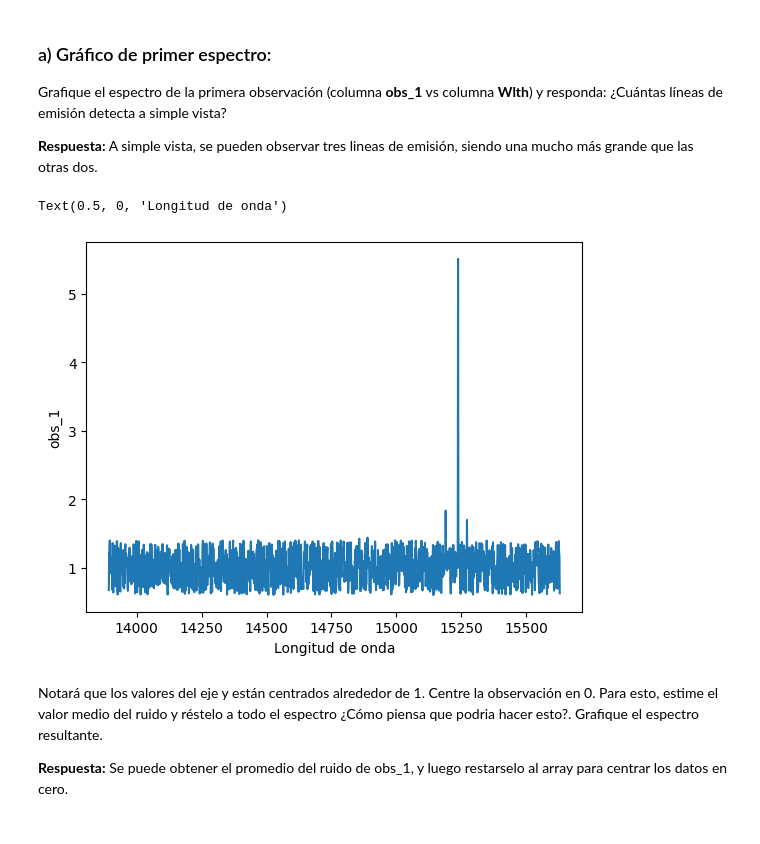
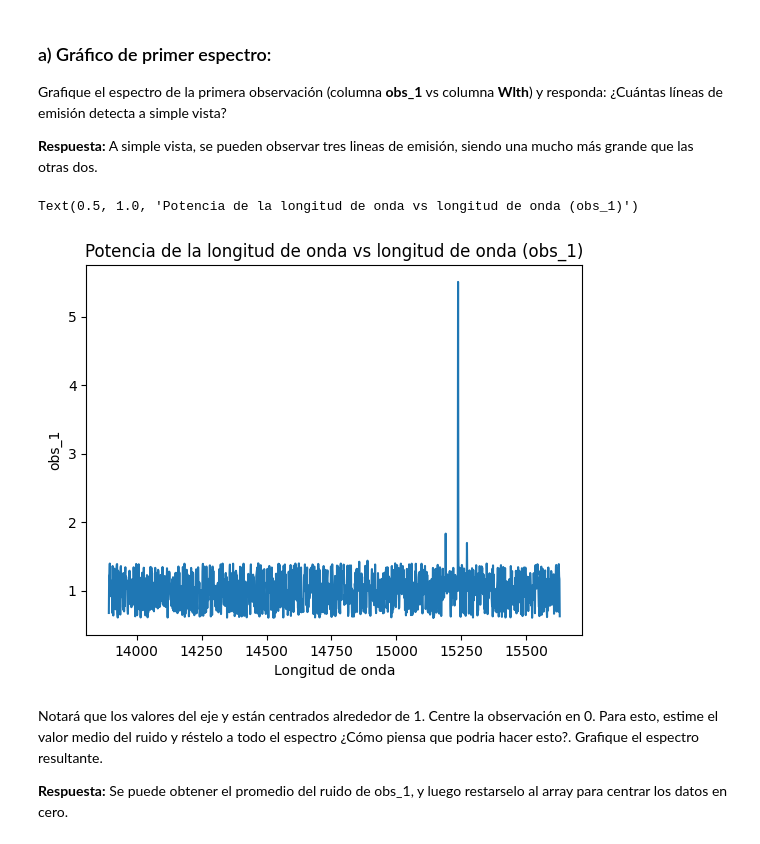
Before and after one commit to bsttiv/Tarea-2, a Jupyter notebook: Tarea2_Desarrollo.ipynb, the cells around one changed output. Cells and saved outputs as stored; diff of their text form; code cells hidden in the pictures.

Commit message:
Agregar titulos a graficos

```diff
--- a/Tarea2_Desarrollo.ipynb
+++ b/Tarea2_Desarrollo.ipynb
@@ -257,19 +257,20 @@ Grafique el espectro de la primera observación (columna **obs_1** vs columna **
 # %%
 # Grafique aquí
 
 # Se extraen las columnas Wlth y obs_1 del DataFrame
 wlth = data['Wlth']
 obs_1 = data['obs_1']
 
 # Se crea un gráfico normal de la longitud de onda en el eje x y obs_1 en el eje usando plt
 plt.plot(wlth, obs_1)
 
-# Se añaden los titulos a los ejes
+# Se añaden los titulos correspondientes
 plt.ylabel("obs_1")
 plt.xlabel("Longitud de onda")
+plt.title("Potencia de la longitud de onda vs longitud de onda (obs_1)")
 # %% [output]
-Text(0.5, 0, 'Longitud de onda')
+Text(0.5, 1.0, 'Potencia de la longitud de onda vs longitud de onda (obs_1)')
-[figure, old version]
+[figure, new version]
 # %% [markdown]
 Notará que los valores del eje y están centrados alrededor de 1. Centre la observación en 0. Para esto, estime el valor medio del ruido y réstelo a todo el espectro ¿Cómo piensa que podria hacer esto?. Grafique el espectro resultante.
 
```
Also changed, not shown: parts of 5 cells of this notebook.
